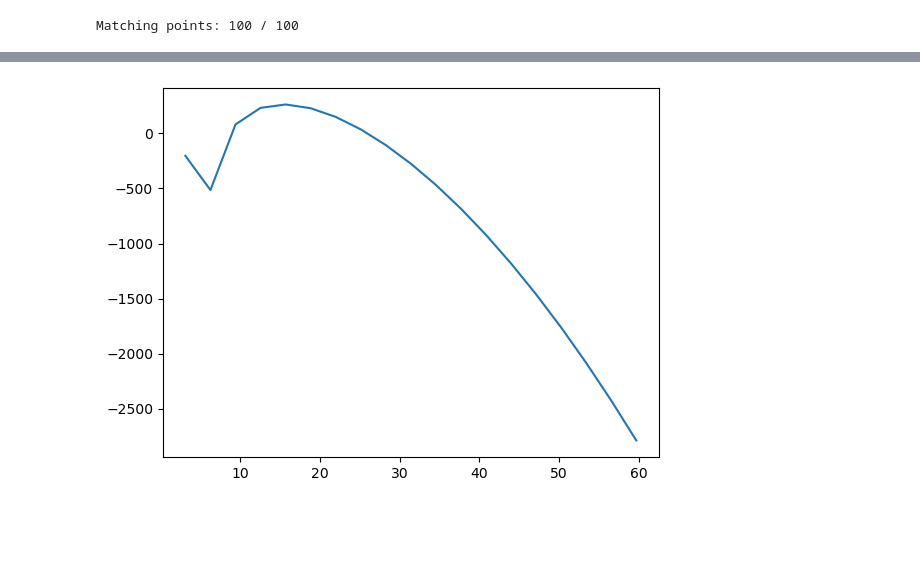
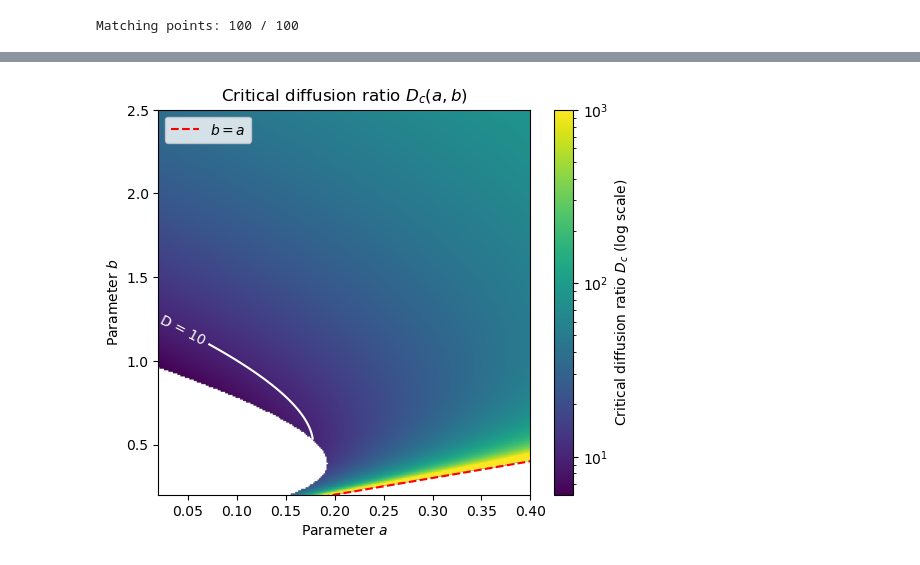
Before and after one commit to Patra-arya/turing_pattern, a Jupyter notebook: Notebook/spatial_jacobian.ipynb, the cells around one changed output, grey strips where cells are left out. Cells and saved outputs as stored; diff of their text form; code cells hidden in the pictures; blank space fills up the shorter version.

```diff
--- a/Notebook/spatial_jacobian.ipynb
+++ b/Notebook/spatial_jacobian.ipynb
@@ -21 +14,8 @@ def M_matrix(k, gamma, u, v, D):
+# %%
+"""
+shape : int for 1D array, tuple for 2D array.
+"""
+a, b, gamma, shape = 0.1, 0.9, 1000, (100, 100)
+u_star, v_star = steady_state(a, b)
+D, L = 10, 1
 # %%
@@ -219,2 +48,17 @@ Absolute Difference: 8.9327
+# %%
+a_vals = np.linspace(0.02, 0.4, 250)
+b_vals = np.linspace(0.2, 2.5, 250)
+Dc_grid = np.full((len(b_vals), len(a_vals)), np.nan)
+
+for i, b_i in enumerate(b_vals):
+    for j, a_i in enumerate(a_vals):
+        Dc_grid[i, j] = critical_D(a=a_i, b=b_i, gamma=gamma)
+
+ax2 = plot_threshold_map(
+    a_vals=a_vals, b_vals=b_vals,
+    Dc_grid=Dc_grid, D_sim=D,
+                         )
+# %% [output]
+[figure, added]
 # %%
 n = np.arange(1,20)
@@ -225,6 +71 @@ lam_n = np.array([
     ])
-# %%
-plt.plot(k_n, lam_n)
-plt.show()
-# %% [output]
-[figure, removed]
```
Also changed, not shown: parts of 24 cells of this notebook, 4 other files.
